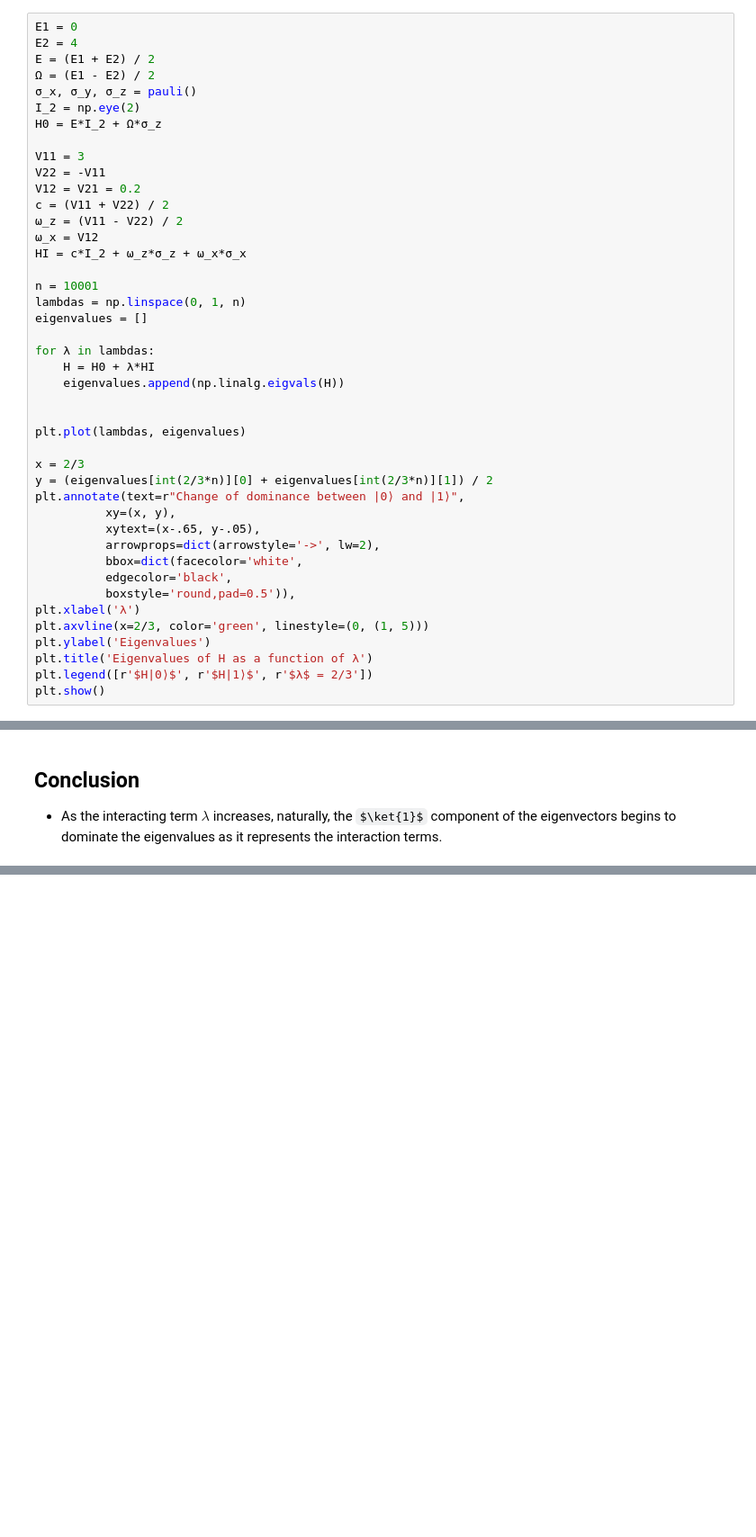
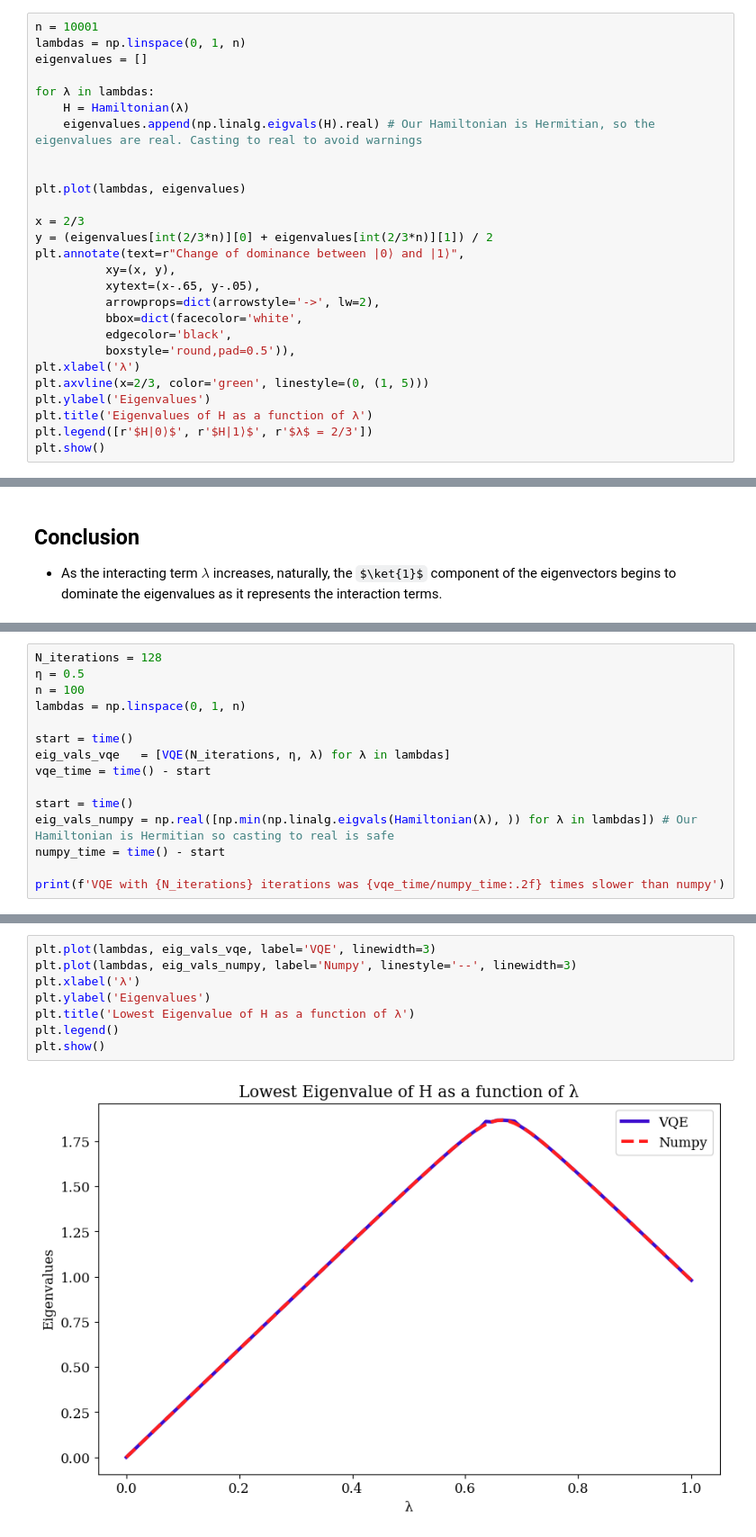
Before and after one commit to Oskar-Idland/FYS5419-Quantum-Computing-and-Quantum-Machine-Learning, a Jupyter notebook: Project_1/Project_1.ipynb, the cells around one changed output, grey strips where cells are left out. Shown at 90% size. Cells and saved outputs as stored; diff of their text form; some formulas as TeX source; blank space fills up the shorter version.

```diff
--- a/Project_1/Project_1.ipynb
+++ b/Project_1/Project_1.ipynb
@@ -475,27 +518,11 @@ Odds of measuring both qubits as 1:                24.87%
 # %%
-E1 = 0
-E2 = 4
-E = (E1 + E2) / 2
-Ω = (E1 - E2) / 2
-σ_x, σ_y, σ_z = pauli()
-I_2 = np.eye(2)
-H0 = E*I_2 + Ω*σ_z
-
-V11 = 3
-V22 = -V11
-V12 = V21 = 0.2
-c = (V11 + V22) / 2
-ω_z = (V11 - V22) / 2
-ω_x = V12
-HI = c*I_2 + ω_z*σ_z + ω_x*σ_x
-
 n = 10001
 lambdas = np.linspace(0, 1, n)
 eigenvalues = []
 
 for λ in lambdas:
-    H = H0 + λ*HI
-    eigenvalues.append(np.linalg.eigvals(H))
+    H = Hamiltonian(λ)
+    eigenvalues.append(np.linalg.eigvals(H).real) # Our Hamiltonian is Hermitian, so the eigenvalues are real. Casting to real to avoid warnings
 
 
 plt.plot(lambdas, eigenvalues)
@@ -522,0 +648,15 @@ plt.show()
+# %%
+N_iterations = 128
+η = 0.5
+n = 100
+lambdas = np.linspace(0, 1, n)
+
+start = time()
+eig_vals_vqe   = [VQE(N_iterations, η, λ) for λ in lambdas]
+vqe_time = time() - start
+
+start = time()
+eig_vals_numpy = np.real([np.min(np.linalg.eigvals(Hamiltonian(λ), )) for λ in lambdas]) # Our Hamiltonian is Hermitian so casting to real is safe
+numpy_time = time() - start
+
+print(f'VQE with {N_iterations} iterations was {vqe_time/numpy_time:.2f} times slower than numpy')
@@ -522,0 +665,10 @@ plt.show()
+# %%
+plt.plot(lambdas, eig_vals_vqe, label='VQE', linewidth=3)
+plt.plot(lambdas, eig_vals_numpy, label='Numpy', linestyle='--', linewidth=3)
+plt.xlabel('λ')
+plt.ylabel('Eigenvalues')
+plt.title('Lowest Eigenvalue of H as a function of λ')
+plt.legend()
+plt.show()
+# %% [output]
+[figure, added]
```
Also changed, not shown: parts of 19 cells of this notebook.
